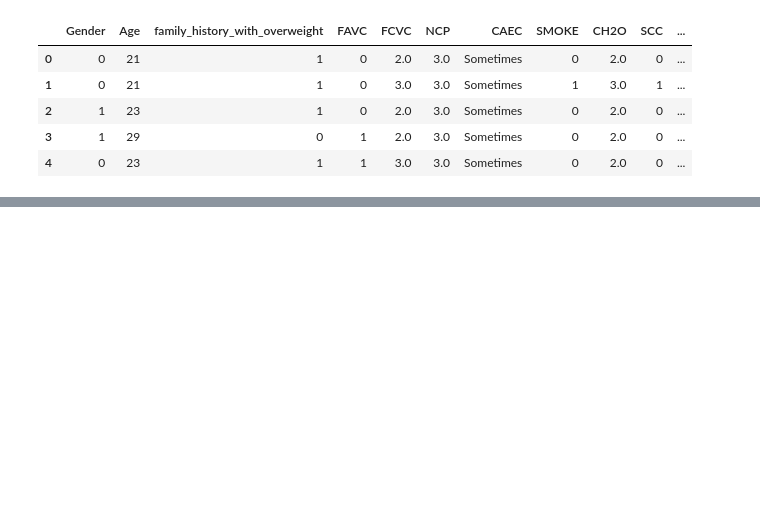
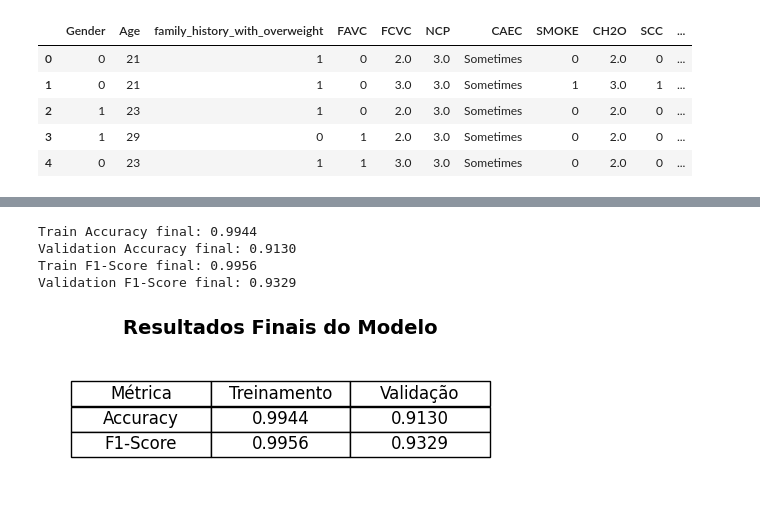
Before and after one commit to raphaelp-silva/GNN_Predictive_Model_Obesity, a Jupyter notebook: Model_GNN_Obesity.ipynb, the cells around one changed output, grey strips where cells are left out. Cells and saved outputs as stored; diff of their text form; code cells hidden in the pictures; blank space fills up the shorter version.

```diff
--- a/Model_GNN_Obesity.ipynb
+++ b/Model_GNN_Obesity.ipynb
@@ -848,0 +911,39 @@ db.head()
+# %%
+print(f"Train Accuracy final: {train_accs[-1]:.4f}")
+print(f"Validation Accuracy final: {val_accs[-1]:.4f}")
+print(f"Train F1-Score final: {train_f1s[-1]:.4f}")
+print(f"Validation F1-Score final: {val_f1s[-1]:.4f}")
+# %% [output]
+Train Accuracy final: 0.9944
+Validation Accuracy final: 0.9130
+Train F1-Score final: 0.9956
+Validation F1-Score final: 0.9329
+# %%
+import matplotlib.pyplot as plt
+
+# Dados
+labels = ["Accuracy", "F1-Score"]
+train_scores = [train_accs[-1], train_f1s[-1]]
+val_scores = [val_accs[-1], val_f1s[-1]]
+
+# Tabela
+fig, ax = plt.subplots(figsize=(6, 2))
+ax.axis('off')
+table_data = [
+    ["Métrica", "Treinamento", "Validação"],
+    [labels[0], f"{train_scores[0]:.4f}", f"{val_scores[0]:.4f}"],
+    [labels[1], f"{train_scores[1]:.4f}", f"{val_scores[1]:.4f}"]
+]
+table = ax.table(cellText=table_data, cellLoc='center', loc='center', colWidths=[0.3, 0.3, 0.3])
+table.auto_set_font_size(False)
+table.set_fontsize(12)
+table.scale(1, 1.5)
+
+# Título
+plt.title("Resultados Finais do Modelo", fontsize=14, weight='bold')
+
+# Salvar imagem
+plt.savefig("resultados_finais_modelo.pdf", bbox_inches='tight')
+plt.show()
+# %% [output]
+[figure, added]
```
Also changed, not shown: parts of 20 cells of this notebook.
